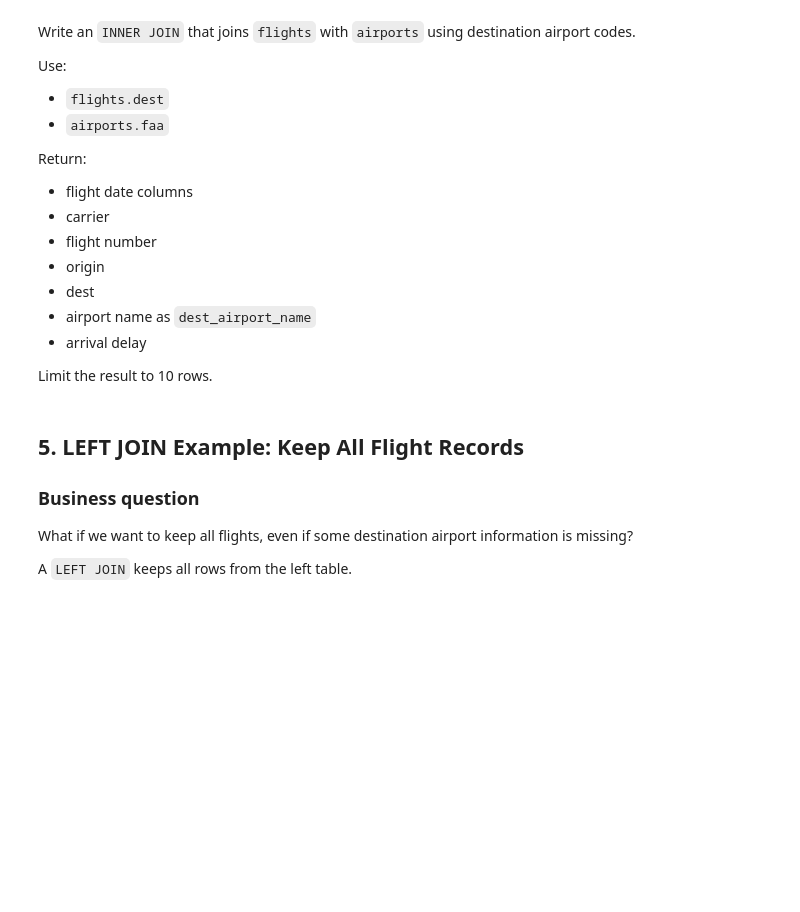
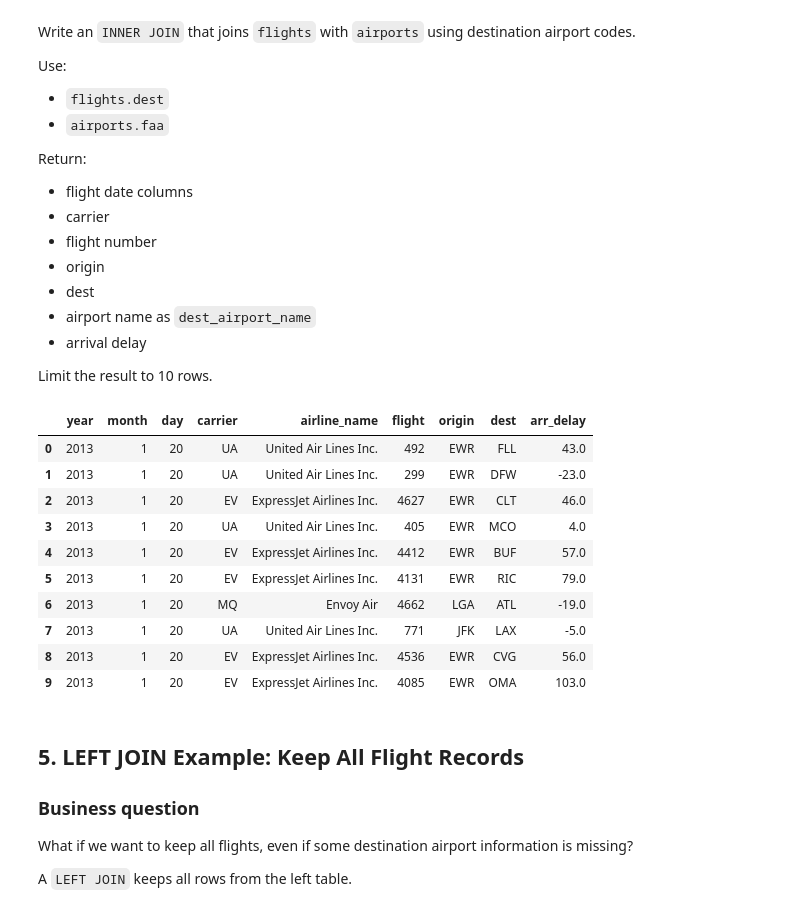
Before and after one commit to jford2001/BAN-6003-Week-9, a Jupyter notebook: notebooks/module10_sql_joins_abt_guided_lab.ipynb, the cells around one changed output. Drawn from its saved outputs; the diff is of its cells as text; code cells hidden in the pictures; blank space fills up the shorter version.

```diff
--- a/notebooks/module10_sql_joins_abt_guided_lab.ipynb
+++ b/notebooks/module10_sql_joins_abt_guided_lab.ipynb
@@ -236,11 +257,36 @@ Limit the result to 10 rows.
 # %%
 # Your Turn 1
 
 query = '''
-
+SELECT
+    f.year,
+    f.month,
+    f.day,
+    f.carrier,
+    a.name AS airline_name,
+    f.flight,
+    f.origin,
+    f.dest,
+    f.arr_delay
+FROM flights AS f
+INNER JOIN airlines AS a
+    ON f.carrier = a.carrier
+limit 10;
 '''
 
 run_query(query, engine)
+# %% [output]
+|  | year | month | day | carrier | airline_name | flight | origin | dest | arr_delay |
+| 0 | 2013 | 1 | 20 | UA | United Air Lines Inc. | 492 | EWR | FLL | 43.0 |
+| 1 | 2013 | 1 | 20 | UA | United Air Lines Inc. | 299 | EWR | DFW | -23.0 |
+| 2 | 2013 | 1 | 20 | EV | ExpressJet Airlines Inc. | 4627 | EWR | CLT | 46.0 |
+| 3 | 2013 | 1 | 20 | UA | United Air Lines Inc. | 405 | EWR | MCO | 4.0 |
+| 4 | 2013 | 1 | 20 | EV | ExpressJet Airlines Inc. | 4412 | EWR | BUF | 57.0 |
+| 5 | 2013 | 1 | 20 | EV | ExpressJet Airlines Inc. | 4131 | EWR | RIC | 79.0 |
+| 6 | 2013 | 1 | 20 | MQ | Envoy Air | 4662 | LGA | ATL | -19.0 |
+| 7 | 2013 | 1 | 20 | UA | United Air Lines Inc. | 771 | JFK | LAX | -5.0 |
+| 8 | 2013 | 1 | 20 | EV | ExpressJet Airlines Inc. | 4536 | EWR | CVG | 56.0 |
+| 9 | 2013 | 1 | 20 | EV | ExpressJet Airlines Inc. | 4085 | EWR | OMA | 103.0 |
 # %% [markdown]
 ## 5. LEFT JOIN Example: Keep All Flight Records
 
```
Also changed, not shown: parts of 33 cells of this notebook, 2 other files.
